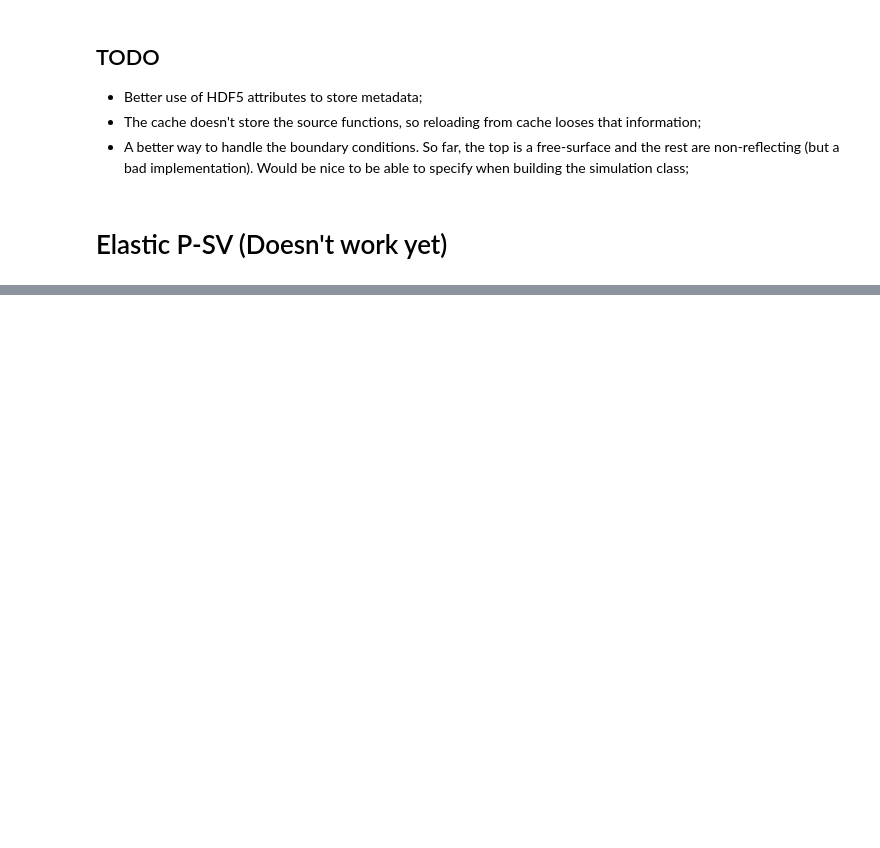
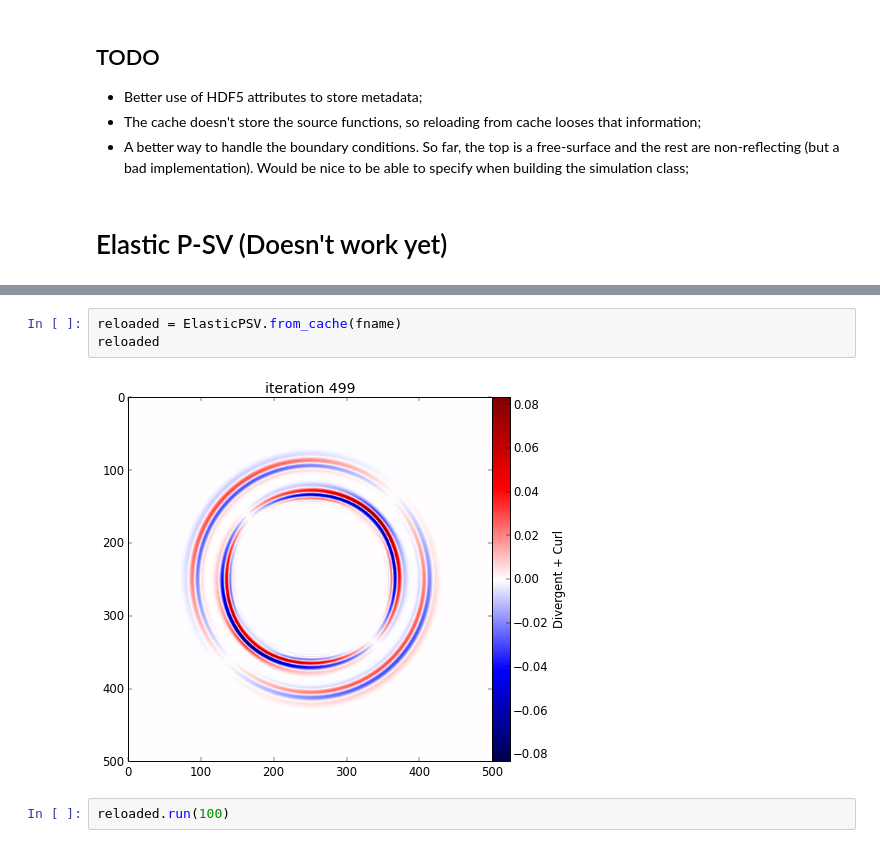
Before and after one commit to fatiando/prototypes, a Jupyter notebook: wavefd-simulation-class.ipynb, the cells around one changed output, grey strips where cells are left out. Saved outputs shown, nothing was run; the diff lists cells and outputs as text; blank space fills up the shorter version.

```diff
--- a/wavefd-simulation-class.ipynb
+++ b/wavefd-simulation-class.ipynb
@@ -709,0 +766,7 @@ sim.animate_particles(every=5, scale=20, markersize=1, downsample=3, ax=ax, inte
+# %%
+reloaded = ElasticPSV.from_cache(fname)
+reloaded
+# %% [output]
+[figure, added]
+# %%
+reloaded.run(100)
```
Also changed, not shown: parts of 25 cells of this notebook.
